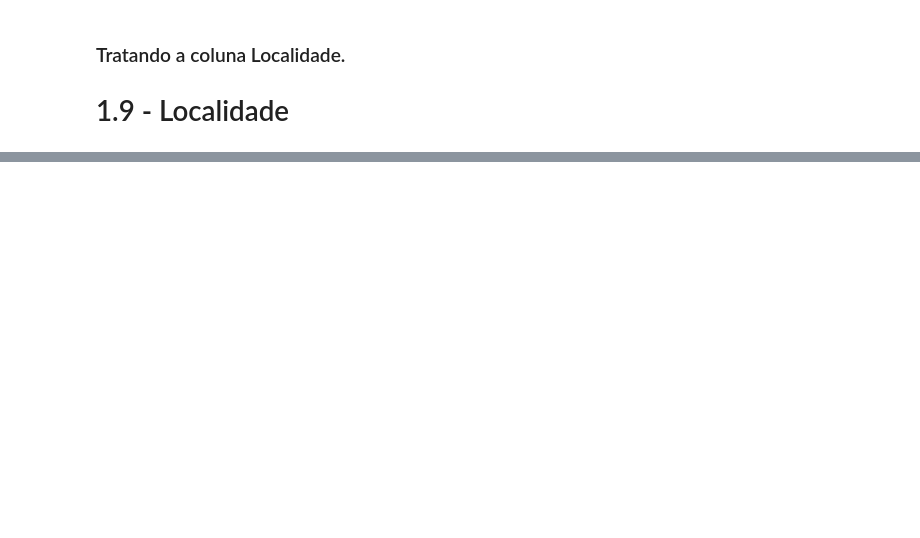
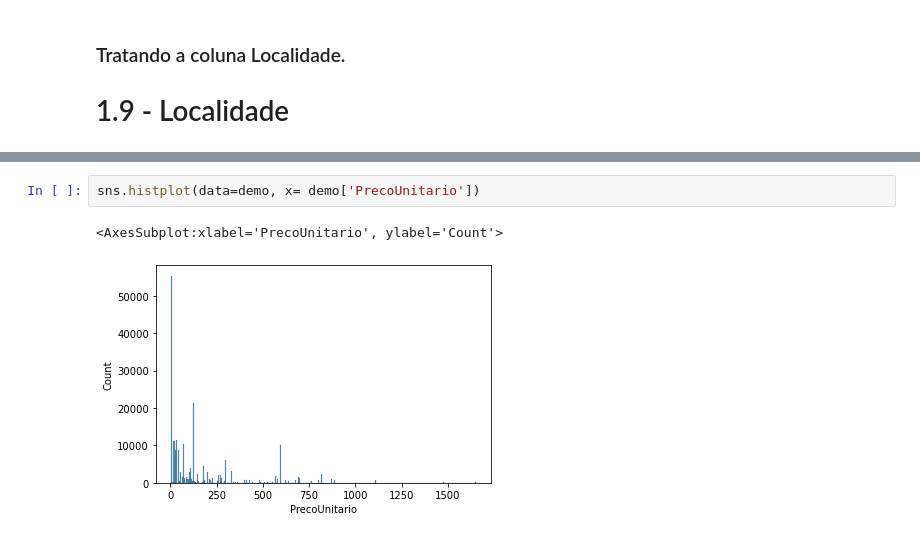
Before and after one commit to Jefferson170713/Data_Science, a Jupyter notebook: Estudo e análises/Analise de vendas do Youtube.ipynb, the cells around one changed output, grey strips where cells are left out. Drawn from its saved outputs; the diff is of its cells as text; blank space fills up the shorter version.

```diff
--- a/Estudo e análises/Analise de vendas do Youtube.ipynb
+++ b/Estudo e análises/Analise de vendas do Youtube.ipynb
@@ -317,0 +467,5 @@ demo.head()
+# %%
+sns.histplot(data=demo, x= demo['PrecoUnitario'])
+# %% [output]
+<AxesSubplot:xlabel='PrecoUnitario', ylabel='Count'>
+[figure, added]
```
Also changed, not shown: parts of 30 cells of this notebook.
